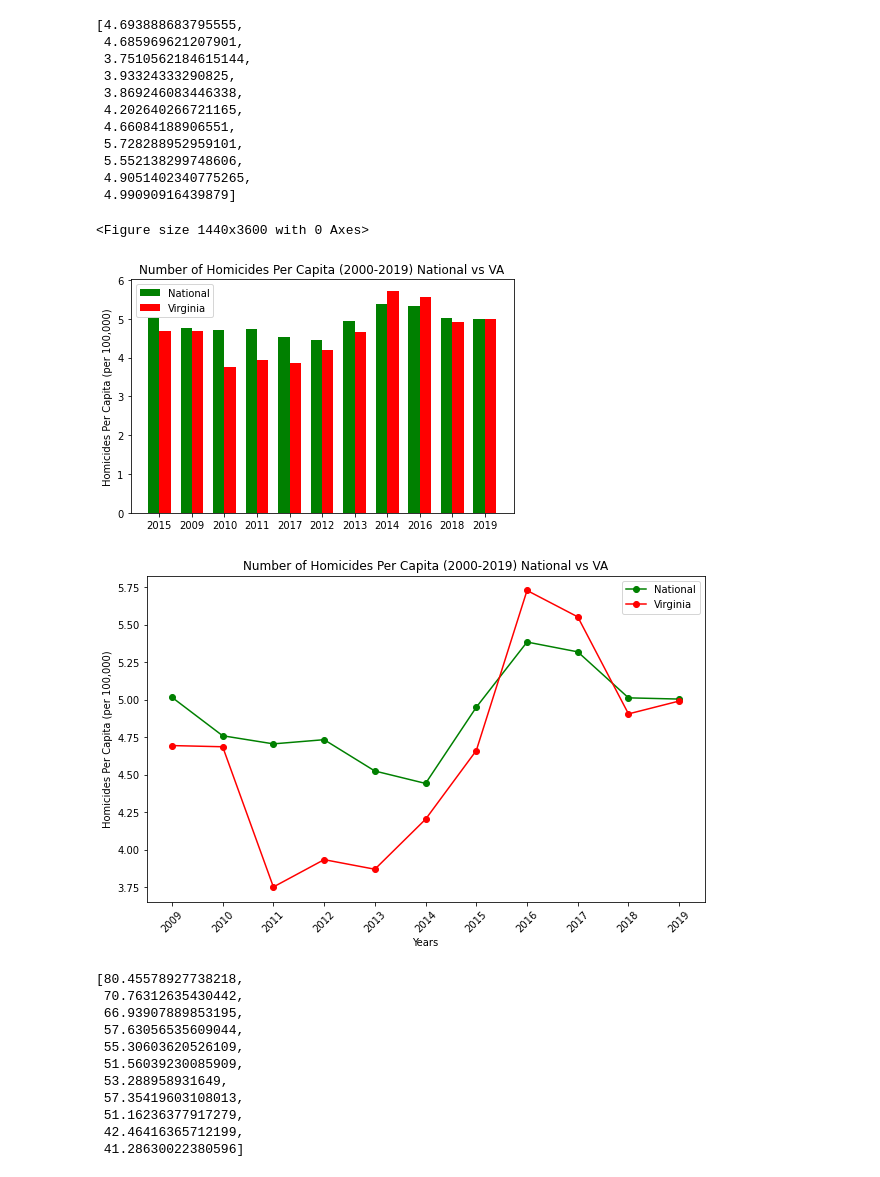
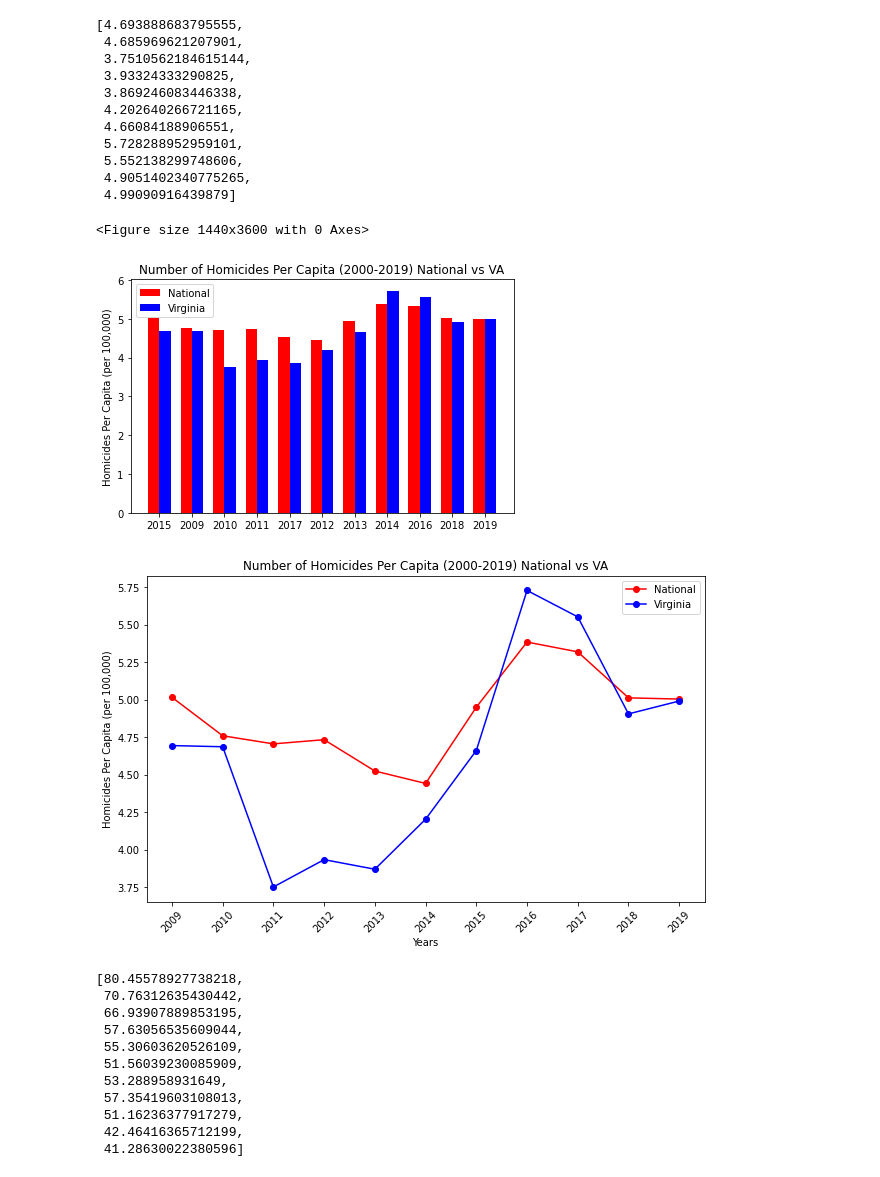
Before and after one commit to xb12mel/Project_1_FBI_Data, a Jupyter notebook: FBISummaryDataVisual.ipynb, the cells around one changed output. Saved outputs shown, nothing was run; the diff lists cells and outputs as text; code cells hidden in the pictures.

Commit message:
Changing graph colors

```diff
--- a/FBISummaryDataVisual.ipynb
+++ b/FBISummaryDataVisual.ipynb
@@ -479,29 +479,29 @@ va_per_capita
 # %%
 plt.figure(figsize=(20,50))
 x = np.arange(len(nat_year))
 width = 0.35
 fig, ax = plt.subplots()
-rects1 = ax.bar(x - width/2, nat_per_capita, width, color="green",label="National")
-rects2 = ax.bar(x + width/2, va_per_capita, width, color="red", label="Virginia")
+rects1 = ax.bar(x - width/2, nat_per_capita, width, color="red",label="National")
+rects2 = ax.bar(x + width/2, va_per_capita, width, color="blue", label="Virginia")
 
 ax.set_ylabel("Years")
 ax.set_ylabel("Homicides Per Capita (per 100,000)")
 ax.set_title("Number of Homicides Per Capita (2000-2019) National vs VA")
 ax.set_xticks(x)
 ax.set_xticklabels(nat_year)
 ax.legend(loc="best")
 
 fig.tight_layout()
 plt.savefig("OutputData/BarHomicideCapita.png")
 plt.show()
 # %% [output]
 <Figure size 1440x3600 with 0 Axes>
-[figure, old version]
+[figure, new version]
 # %%
 plt.figure(figsize=(10,6))
 years = [2009, 2010, 2011, 2012, 2013, 2014, 2015, 2016, 2017, 2018, 2019]
-graph, = plt.plot(years, nat_per_capita, marker = "o", color="green", label="National")
-graph2, = plt.plot(years, va_per_capita, marker = "o", color="red", label="Virginia")
+graph, = plt.plot(years, nat_per_capita, marker = "o", color="red", label="National")
+graph2, = plt.plot(years, va_per_capita, marker = "o", color="blue", label="Virginia")
 plt.xticks(nat_year, rotation=45)
 
 plt.xlabel("Years")
@@ -511,7 +511,7 @@ plt.legend(handles=[graph, graph2], loc="best")
 plt.savefig("OutputData/LineHomicideCapita.png")
 plt.show()
 # %% [output]
-[figure, old version]
+[figure, new version]
 # %%
 # GRAPHING PER CAPITA DATA (ROBBERY)
 # Turning column into a list off the already sorted data frame
```
Also changed, not shown: parts of 8 cells of this notebook, 10 other files.
